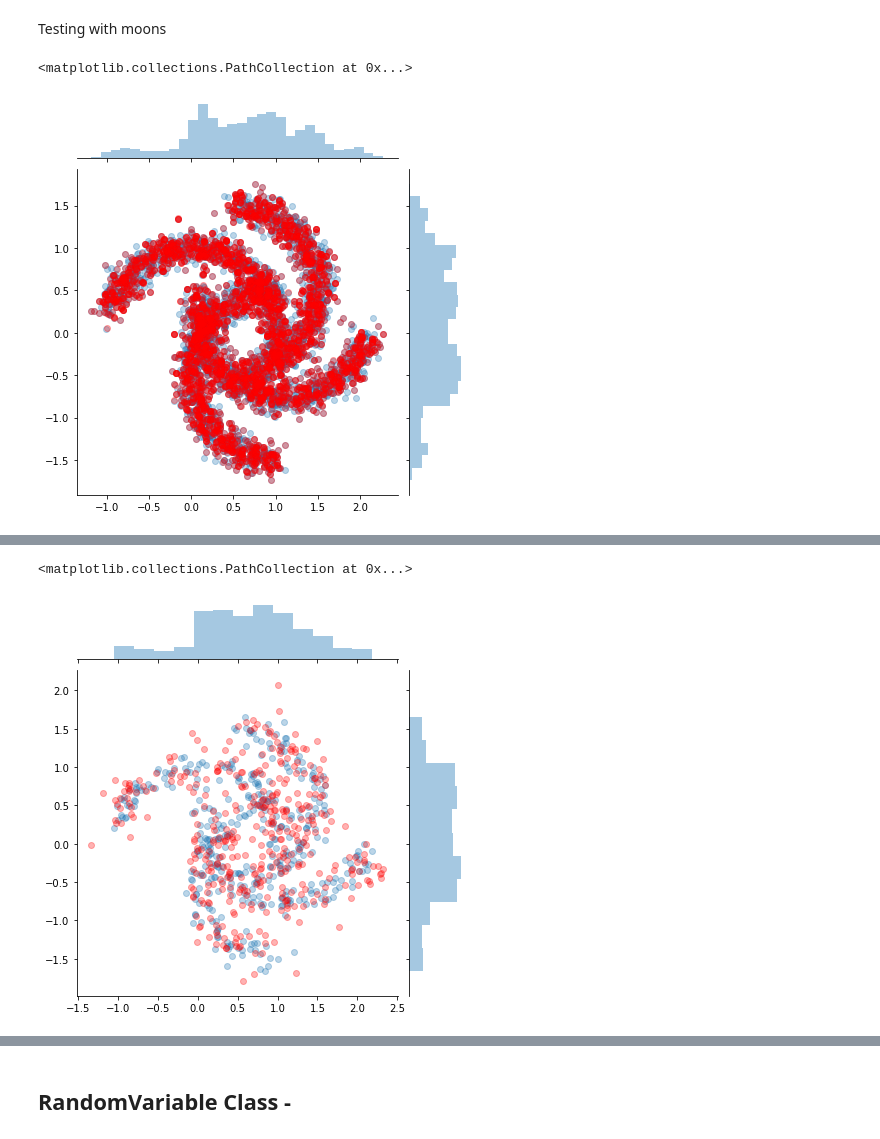
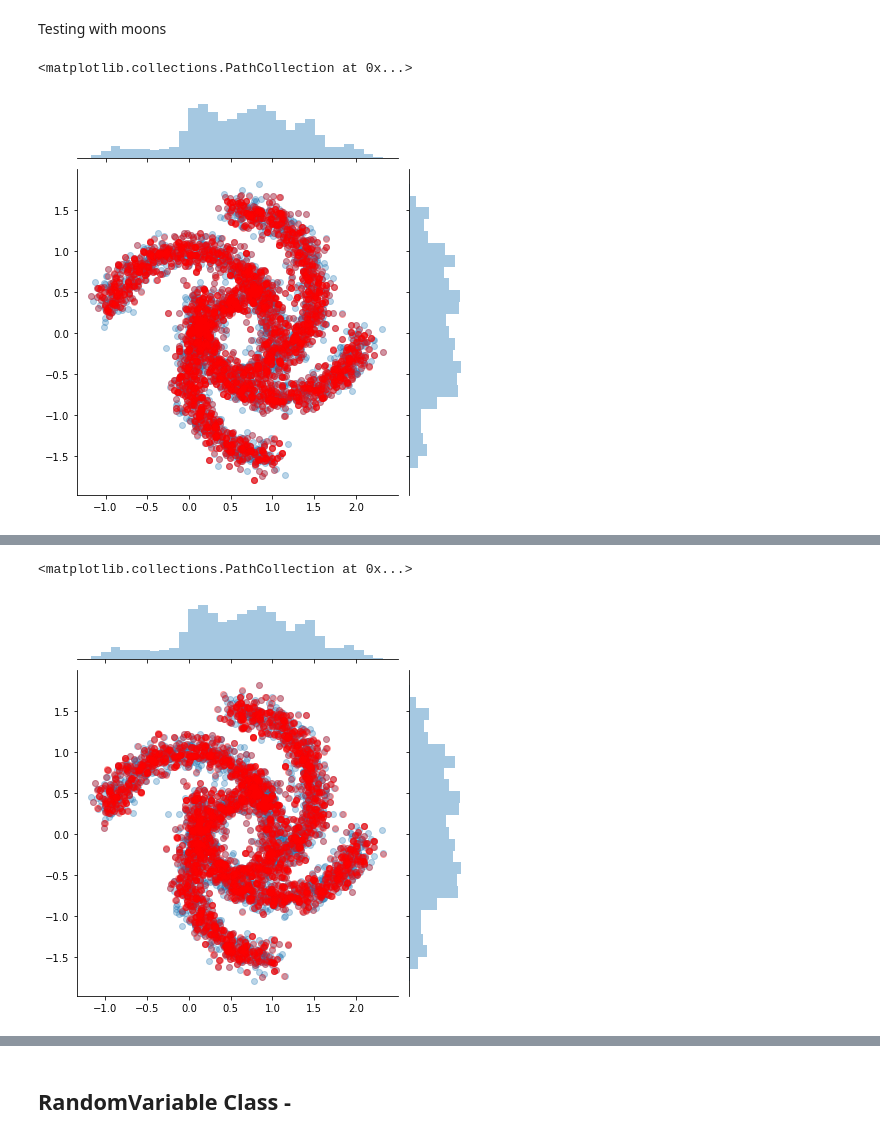
Before and after one commit to AlanGanem/scikit-density, a Jupyter notebook: notebooks/02_core.random_variable.ipynb, the cells around one changed output, grey strips where cells are left out. Cells and saved outputs as stored; diff of their text form; code cells hidden in the pictures.

```diff
--- a/notebooks/02_core.random_variable.ipynb
+++ b/notebooks/02_core.random_variable.ipynb
@@ -74,7 +80,7 @@ class KDE():
 
     AVALIBLE_BW_METHODS = ['ISJ', 'scott', 'silverman', 'mean_distance', 'std_distance', 'median_distance']
 
-    def __init__(self, bw = 'std_distance', space_transformer = PCA, implementation = 'sklearn', kde_kws = {}, st_kws = {}):
+    def __init__(self, bw = 'std_distance', space_transformer = PCA, implementation = 'sklearn', st_kws = {}, **kde_kws):
 
         if bw.__class__ == str:
             assert bw in self.AVALIBLE_BW_METHODS, f"if str, bw should be one of {self.AVALIBLE_BW_METHODS}, not {bw}"
@@ -109,8 +115,19 @@ class KDE():
         elif bw_method == 'std_distance':
             return np.array([agg_smallest_distance(X[:,i].reshape(1,X.shape[0],1), np.std) for i in range(X.shape[-1])])
 
+    def _preprocess_fit(self, X):
+        '''
+        preprocess data prior to fit. ensure len >2 and add some white noise to avoid eigenvalues errors in space transform
+        '''
+        X = self._check_X_2d(X)
+        if len(X) < 2:
+            X = np.concatenate([X,X])
+        X = add_noise(X, 1e-9)
+        return X
+
     def fit(self, X, y = None, sample_weight = None):
-        X = self._check_X_2d(X)
+        #preprocess X
+        X = self._preprocess_fit(X)
         #fit and transform X with manifold learner (self.space_transformer)
         if isinstance(self._space_transformer, type):
             self._space_transformer = self._space_transformer(**{**self.st_kws, **{
@@ -125,6 +142,8 @@ class KDE():
             warn('passing a float value for bw is not recomended since X will be transformed by space_transformer before fitting and bw value may not make sence in new trnasformed space')
             bw = self.bw
 
+        #ensure bw is positive
+        bw = max(1e-4, bw)
         #kde
         if self.implementation == 'sklearn':
             self.estimator = KernelDensity(**{**{'bandwidth':bw},**self.kde_kws}).fit(X, y, sample_weight = sample_weight)
@@ -161,7 +180,8 @@ class KDE():
     def pdf(self, data):
         return self.evaluate(data)
 
-    def rvs(self, sample_size = 1, random_state = None):
+    def rvs(self, size = 1, random_state = None):
+        sample_size = size
         if self.implementation == 'sklearn':
             samples = self.estimator.sample(n_samples = sample_size, random_state = random_state)
         elif self.implementation == 'scipy':
@@ -177,7 +197,7 @@ class KDE():
         return self.rvs(sample_size, random_state)
 
     def entropy(self, sample_size = 100):
-        return np.mean(-np.log2(self.evaluate(self.rvs(sample_size = sample_size))))
+        return np.mean(-np.log2(self.evaluate(self.rvs(size = sample_size))))
 
     def cdf(self, data, sample_size = 100):
         #estimate using sampling and QuantileTransformer since integration is too costly
@@ -187,7 +207,7 @@ class KDE():
     def ppf(self, data, sample_size = 100):
         #estimate using sampling and QuantileTransformer since integration is too costly
         data = np.array(data)
-        assert (data.min() >= 0) and (data.max() <= 1), 'data contains values <= 0 or >= 1'
+        assert (data.min() >= 0) and (data.max() <= 1), 'data contains values < 0 or > 1'
         samples = self.sample(sample_size = sample_size)
         return QuantileTransformer(n_quantiles = min(1000,samples.shape[0])).fit(samples).inverse_transform(data)
 
@@ -233,12 +253,12 @@ jnt = sns.jointplot(moons[:,0], moons[:,1], alpha = 0.3)
 jnt.ax_joint.scatter(samples[:,0], samples[:,1], color = 'r', alpha = 0.3)
 # %% [output]
 <matplotlib.collections.PathCollection at 0x...>
-[figure, old version]
+[figure, new version]
 # %%
-kde = KDE(implementation = 'awkde', bw = 'ISJ')
+kde = KDE(implementation = 'sklearn', bw = 'std_distance', rtol = 0.01)
 %timeit kde.fit(moons)
 %timeit kde.evaluate(moons)
-samples = kde.sample(400)
+samples = kde.sample(4000)
 jnt = sns.jointplot(moons[:,0], moons[:,1], alpha = 0.3)
 jnt.ax_joint.scatter(samples[:,0], samples[:,1], color = 'r', alpha = 0.3)
 # %% [output]
@@ -247,5 +267,5 @@ jnt.ax_joint.scatter(samples[:,0], samples[:,1], color = 'r', alpha = 0.3)
 <matplotlib.collections.PathCollection at 0x...>
-[figure, old version]
+[figure, new version]
 # %%
 kde = KDE(implementation = 'sklearn', bw = 'ISJ')
 %timeit kde.fit(moons)
```
Also changed, not shown: parts of 11 cells of this notebook, 10 other files.
